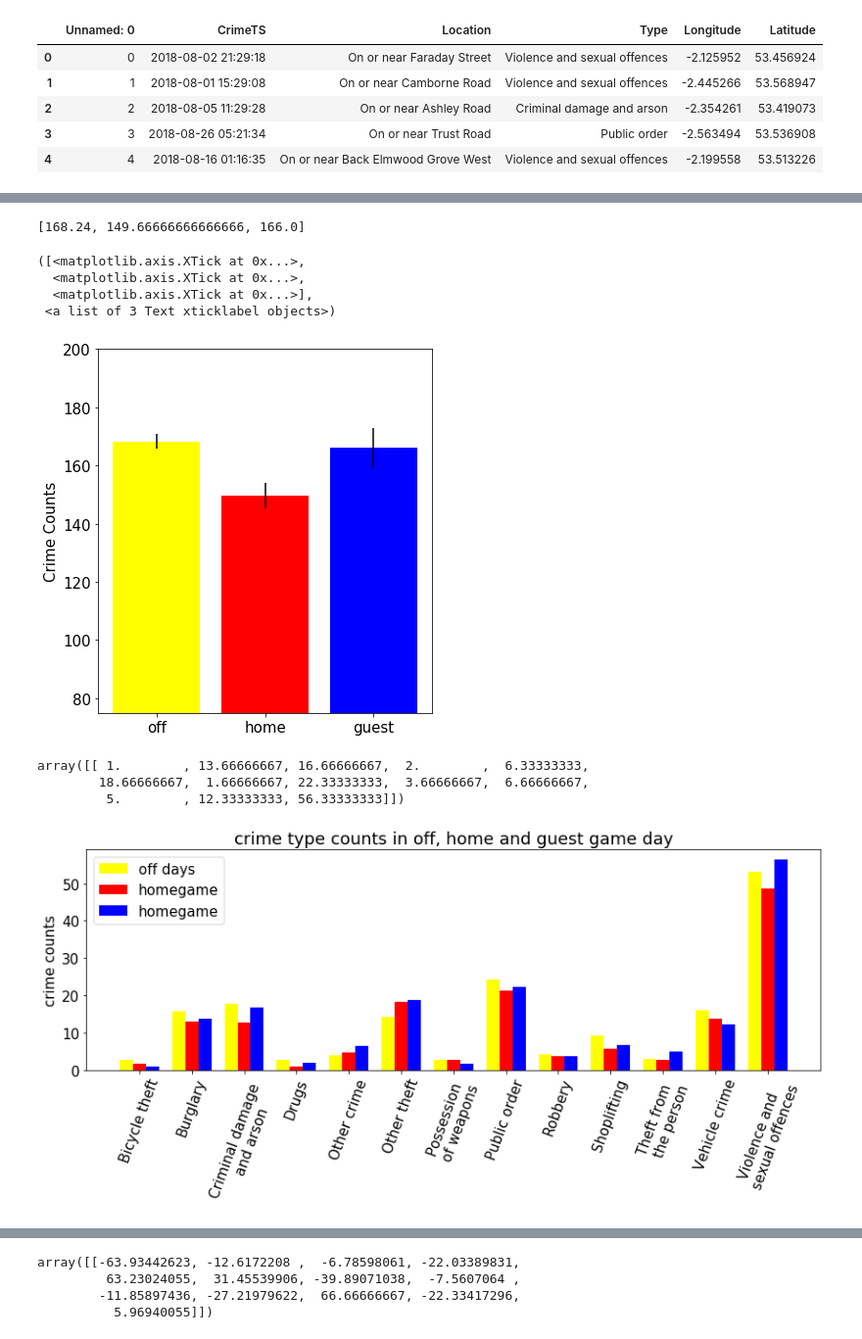
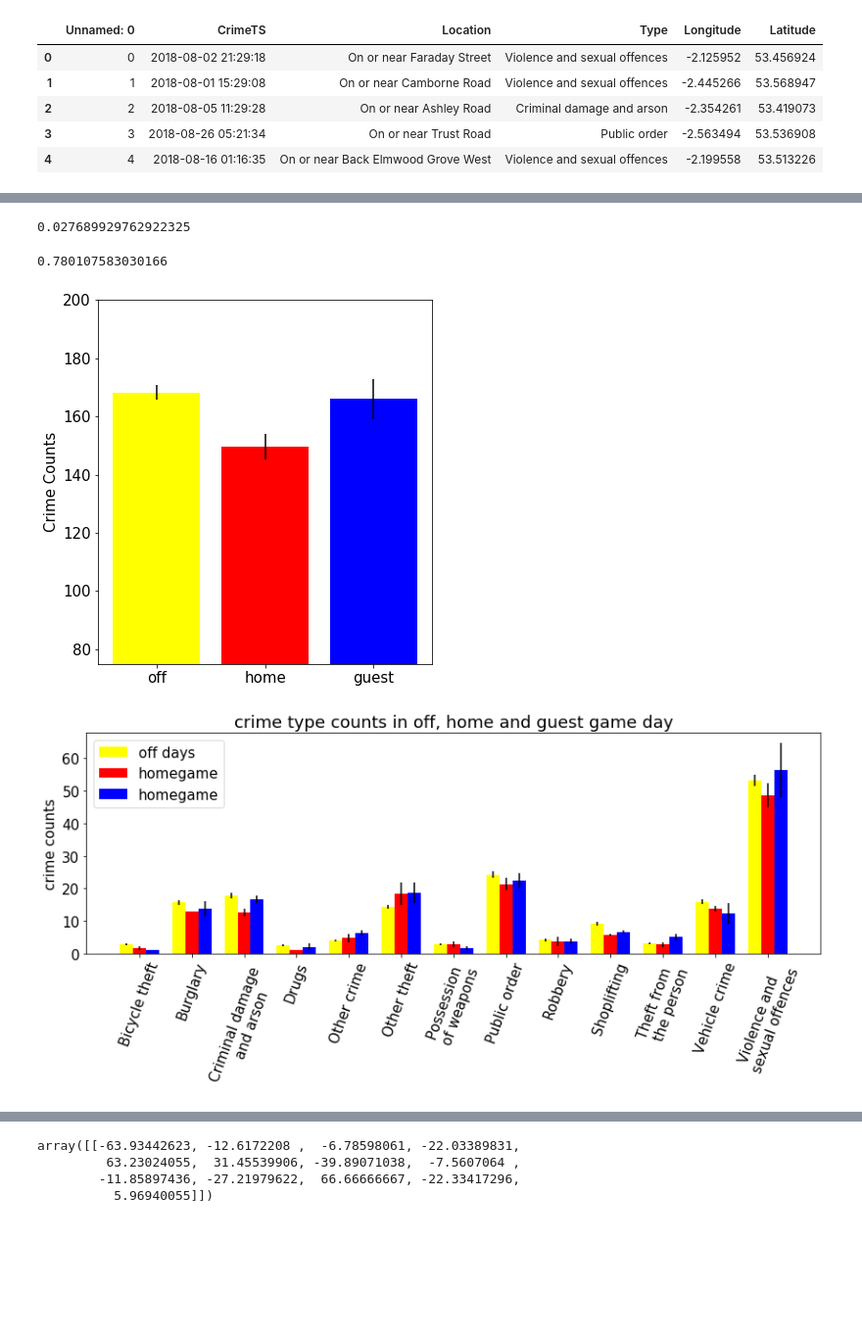
Before and after one commit to chienyuanhung/Project-1---EPL, a Jupyter notebook: manchester_crime.ipynb, the cells around one changed output, grey strips where cells are left out. Shown: that part at 98% size. Drawn from its saved outputs; the diff is of its cells as text; code cells hidden in the pictures; blank space fills up the shorter version.

Commit message:
modified ipynb file and add crime plots

```diff
--- a/manchester_crime.ipynb
+++ b/manchester_crime.ipynb
@@ -119,8 +115,17 @@ off_game_crime_sem = off_game_crime.sem()
-# %%
-mean_crime = [off_game_crime_mean, home_game_crime_mean, guest_game_crime_mean]
-mean_crime
-# %% [output]
-[168.24, 149.66666666666666, 166.0]
+# %%
+# p-value for home_game_crime and off_game_crime
+
+t, p = stats.ttest_ind(home_game_crime, off_game_crime, equal_var = False )
+p
+# %% [output]
+0.027689929762922325
+# %%
+# p-value for guest_game_crime and off_game_crime
+
+t, p = stats.ttest_ind(guest_game_crime, off_game_crime, equal_var = False )
+p
+# %% [output]
+0.780107583030166
 # %%
 # plot the crime counts data accoring to data on home game days, guest game days, off days
 
@@ -129,8 +134,8 @@ fig.set_size_inches((6, 6))
 
 rcParams.update({'font.size': 15})
 
-mean_crime = [off_game_crime_mean, home_game_crime_mean, guest_game_crime_mean]
-sem_crime = [off_game_crime_sem, home_game_crime_sem, guest_game_crime_sem ]
+mean_crime = [off_game_crime.mean(), home_game_crime.mean(), guest_game_crime.mean()]
+sem_crime = [off_game_crime.sem(), home_game_crime.sem(), guest_game_crime.sem() ]
 color_crime = ['yellow', 'red', 'blue']
 
 import matplotlib.pyplot as plt
@@ -138,79 +143,90 @@ plt.bar(x = [0, 1, 2], height = mean_crime, yerr= sem_crime, color = color_crime
 plt.ylim(75, 200)
 plt.ylabel('Crime Counts')
 plt.xticks([0.0, 1.0, 2.0], ['off', 'home', 'guest'])
+plt.savefig("Images/crime_counts_general_comparison.png")
 # %% [output]
-([<matplotlib.axis.XTick at 0x...>,
-  <matplotlib.axis.XTick at 0x...>,
-  <matplotlib.axis.XTick at 0x...>],
- <a list of 3 Text xticklabel objects>)
-[figure, old version]
+[figure, new version]
 # %%
-crime_type = ["Bicycle theft", "Burglary", "Criminal damage and arson", "Drugs", "Other crime", "Other theft", "Possession of weapons", "Public order", "Robbery", "Shoplifting", "Theft from the person", "Vehicle crime", "Violence and sexual offences"]
+# analysis of crime by catogories, off days
+
+# list of crime types
+crime_type = ["Bicycle theft", "Burglary", "Criminal damage and arson", "Drugs", "Other crime", "Other theft",
+              "Possession of weapons", "Public order", "Robbery", "Shoplifting", "Theft from the person",
+              "Vehicle crime", "Violence and sexual offences"]
+
 off_crime_type_counts = []
 off_crime_type_sem = []
+off_crime_type_std = []
 
 off_game_crime_type = mc_off_game.groupby(['Crime Date','Type'])['CrimeTS'].count().reset_index()
 for i in crime_type:
     j = off_game_crime_type.loc[off_game_crime_type["Type"] == i, :]
     off_crime_type_counts.append(j.mean())
     off_crime_type_sem.append(j.sem())
+    off_crime_type_std.append(j.std())
 
 off_crime_type_counts = np.reshape(np.array(off_crime_type_counts), 13)
 off_crime_type_sem = np.reshape(np.array(off_crime_type_sem), 13)
+off_crime_type_std = np.reshape(np.array(off_crime_type_std), 13)
 # %%
+# analysis of crime by catogories, home games
+
 home_crime_type_counts = []
 home_crime_type_sem = []
+home_crime_type_std = []
 
 home_game_crime_type = mc_home_game.groupby(['Crime Date','Type'])['CrimeTS'].count().reset_index()
 for i in crime_type:
     j = home_game_crime_type.loc[home_game_crime_type["Type"] == i, :]
     home_crime_type_counts.append(j.mean())
     home_crime_type_sem.append(j.sem())
+    home_crime_type_std.append(j.std())
 
 home_crime_type_counts = np.reshape(np.array(home_crime_type_counts), 13)
 home_crime_type_sem = np.reshape(np.array(home_crime_type_sem), 13)
+home_crime_type_std = np.reshape(np.array(home_crime_type_std), 13)
 # %%
 guest_crime_type_counts = []
 guest_crime_type_sem = []
+guest_crime_type_std = []
 
 guest_game_crime_type = mc_guest_game.groupby(['Crime Date','Type'])['CrimeTS'].count().reset_index()
 for i in crime_type:
     j = guest_game_crime_type.loc[guest_game_crime_type["Type"] == i, :]
     guest_crime_type_counts.append(j.mean())
     guest_crime_type_sem.append(j.sem())
+    guest_crime_type_std.append(j.std())
 
 guest_crime_type_counts = np.reshape(np.array(guest_crime_type_counts), 13)
 guest_crime_type_sem = np.reshape(np.array(guest_crime_type_sem),13)
+guest_crime_type_std = np.reshape(np.array(guest_crime_type_std),13)
-# %%
-guest_crime_type_counts
-# %% [output]
-array([[ 1.        , 13.66666667, 16.66666667,  2.        ,  6.33333333,
-        18.66666667,  1.66666667, 22.33333333,  3.66666667,  6.66666667,
-         5.        , 12.33333333, 56.33333333]])
 # %%
 # create plot
 
-crime_type = ["Bicycle theft", "Burglary", "Criminal damage \n and arson", "Drugs", "Other crime", "Other theft", "Possession \nof weapons", "Public order", "Robbery", "Shoplifting", "Theft from \n the person", "Vehicle crime", "Violence and \n sexual offences"]
+crime_types = ["Bicycle theft", "Burglary", "Criminal damage \n and arson", "Drugs", "Other crime", "Other theft", "Possession \nof weapons", "Public order", "Robbery", "Shoplifting", "Theft from \n the person", "Vehicle crime", "Violence and \n sexual offences"]
 n_groups = 13
 fig, ax = plt.subplots()
 fig.set_size_inches((12, 6))
 index = np.arange(n_groups)
 bar_width = 0.25
 opacity = 0.8
 
-rects1 = plt.bar(index, off_crime_type_counts, bar_width, color='yellow', label='off days')
+rects1 = plt.bar(x = index, height = off_crime_type_counts, yerr = off_crime_type_sem, width = bar_width,
+                 color='yellow', label='off days')
 
-rects2 = plt.bar(index + bar_width, home_crime_type_counts, bar_width, color='red', label='homegame')
+rects2 = plt.bar(x = index + bar_width, height = home_crime_type_counts, yerr = home_crime_type_sem, width = bar_width,
+                 color='red', label='homegame')
 
-rects2 = plt.bar(index + 2*bar_width, guest_crime_type_counts, bar_width, color='blue', label='homegame')
+rects2 = plt.bar(x = index + 2*bar_width, height = guest_crime_type_counts, yerr = guest_crime_type_sem, width = bar_width,
+                 color='blue', label='homegame')
 
 
 plt.ylabel('crime counts')
 plt.title('crime type counts in off, home and guest game day')
-plt.xticks(index + bar_width, crime_type, rotation = 70)
+plt.xticks(index + bar_width, crime_types, rotation = 70)
 plt.legend()
 
 plt.tight_layout()
 plt.show()
 # %% [output]
-[figure, old version]
+[figure, new version]
```
Also changed, not shown: parts of 10 cells of this notebook, 2 other files.
